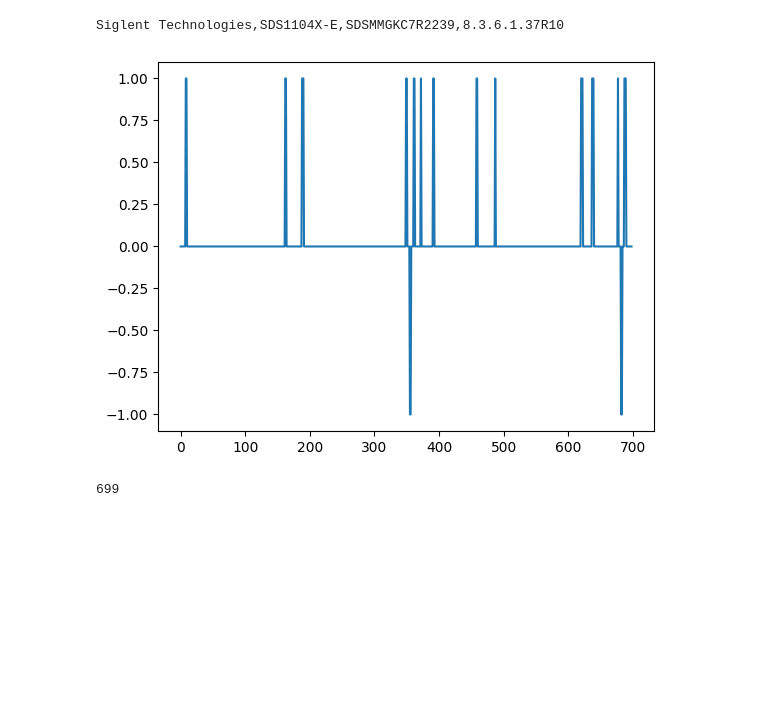
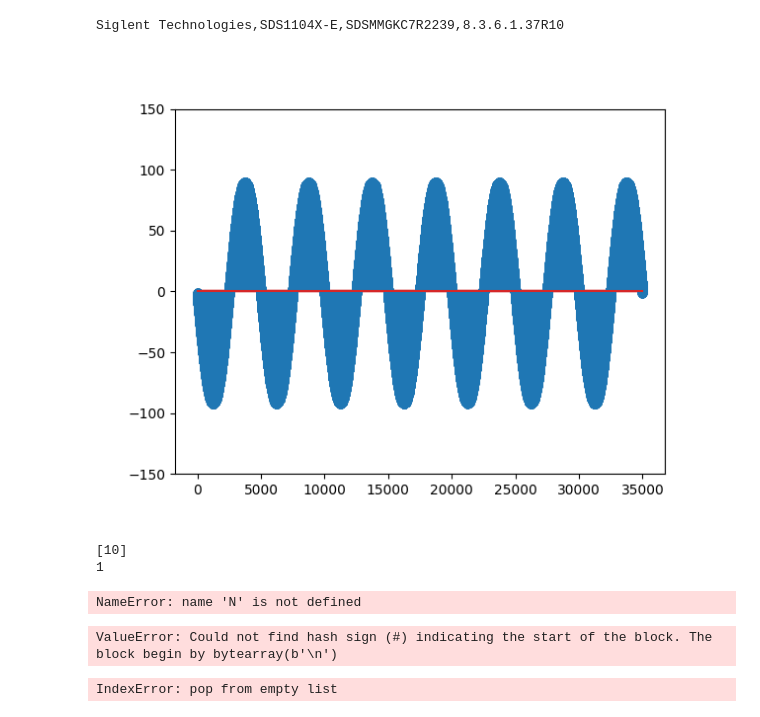
Before and after one commit to DinoDubroja/EE-python, a Jupyter notebook: Instruments/Examples/sds1104x-e_demo.ipynb, the cells around one changed output. Saved outputs shown, nothing was run; the diff lists cells and outputs as text; code cells hidden in the pictures; blank space fills up the shorter version.

```diff
--- a/Instruments/Examples/sds1104x-e_demo.ipynb
+++ b/Instruments/Examples/sds1104x-e_demo.ipynb
@@ -13,6 +16,54 @@ scope = SDS1104XE("TCPIP0::192.168.1.155::5025::SOCKET")
 print(scope.identify())
 # %% [output]
 Siglent Technologies,SDS1104X-E,SDSMMGKC7R2239,8.3.6.1.37R10
+# %%
+%matplotlib widget
+
+data = scope.get_raw2(channel=1)
+plt.stem(data)
+plt.ylim(-150, 150)
+plt.show()
+# %% [output]
+[figure, added]
+# %%
+scope.inst.chunk_size = 10**6
+scope.inst.write("CHDR OFF")
+scope.inst.write(f"C1:WF? DAT2")
+time.sleep(0.3)
+raw = list(scope.inst.read_raw())
+time.sleep(0.1)
+
+print(raw)
+print(len(raw))
+# %% [output]
+[10]
+1
+# %%
+scope.inst.write("CHDR OFF")
+time.sleep(0.3)
+scope.inst.write("WFSU SP,0,NP,0,FP,0")
+time.sleep(0.3)
+raw = scope.inst.read_raw(2 + N + data_len + 2)
+time.sleep(0.3)
+print(repr(raw))
+# %% [output]
+NameError: name 'N' is not defined
+# %%
+# assume you've already done:
+scope.inst.write("CHDR OFF")
+scope.inst.write("WFSU SP,0,NP,0,FP,0")
+scope.inst.chunk_size = 10**6    # big buffer
+scope.inst.timeout    = 5000     # 5 s max
+
+# now this will find “#…” immediately
+raw = scope.inst.query_binary_values(
+    "C1:WF? DAT2",
+    datatype='B',      # unsigned bytes
+    container=bytes
+)
+print(f"Received {len(raw)} bytes")
+# %% [output]
+ValueError: Could not find hash sign (#) indicating the start of the block. The block begin by bytearray(b'\n')
 # %%
 scope.configure_acquisition(mode='SAMPLING')
 time.sleep(1)
@@ -20,11 +71,10 @@ time.sleep(1)
 scope.configure_channel(channel=1, range=0.1, coupling="D1M")
 time.sleep(1)
 # %%
-data = scope.get_waveform(channel=1)
+data = scope.get_waveform(channel=2)
 
 plt.plot(data)
 plt.show()
 print(len(data))
 # %% [output]
-[figure, removed]
-699
+IndexError: pop from empty list
```
Also changed, not shown: parts of 1 cell of this notebook, 2 other files.
